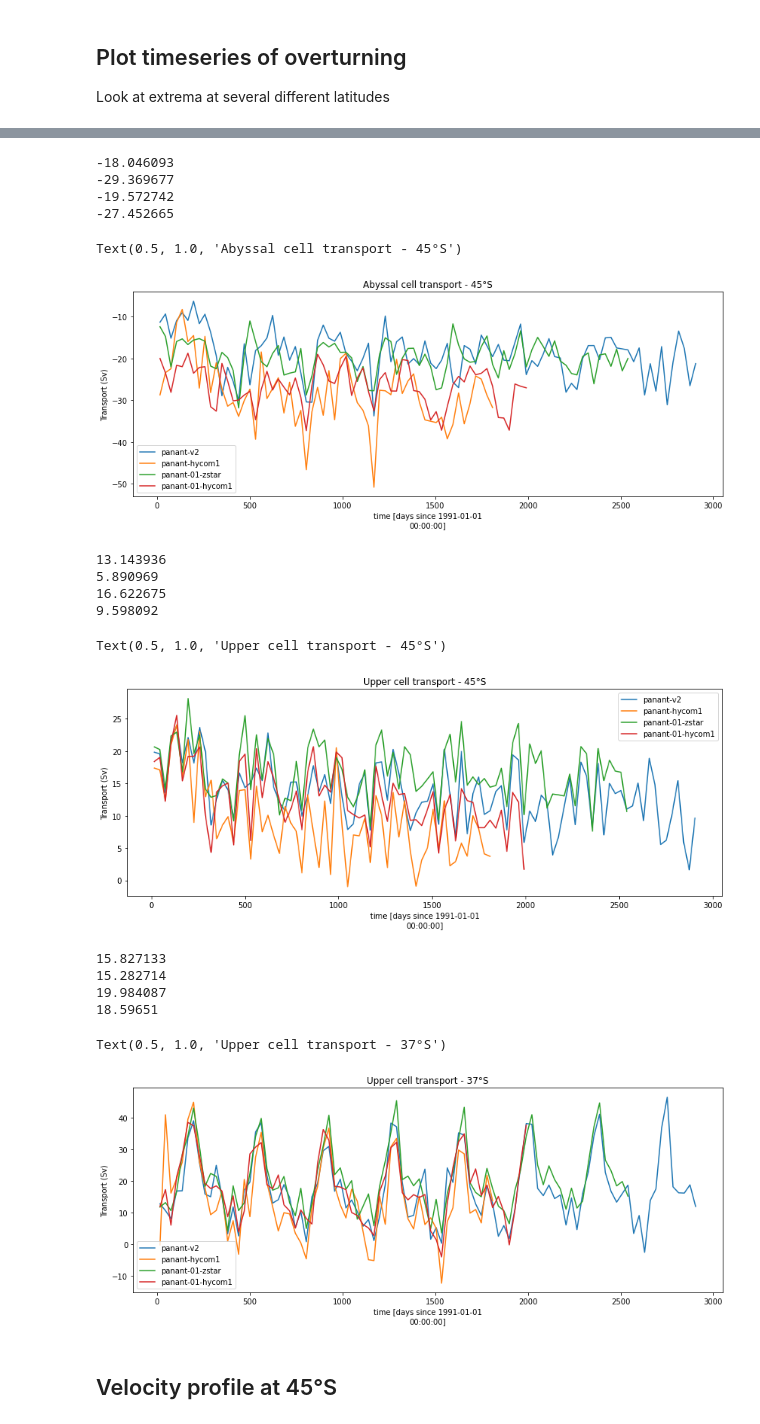
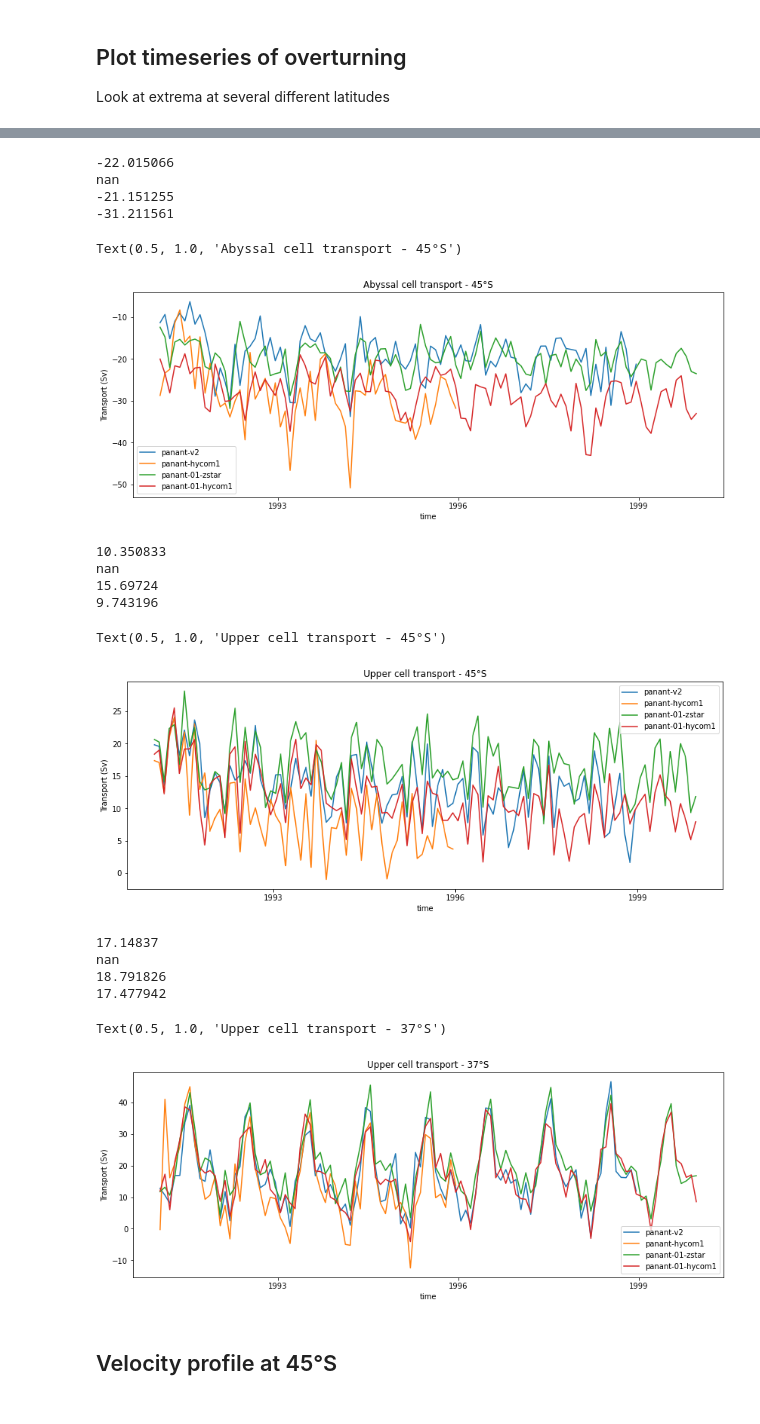
Before and after one commit to COSIMA/mom6-diagnostics, a Jupyter notebook: Overturning.ipynb, the cells around one changed output, grey strips where cells are left out. Cells and saved outputs as stored; diff of their text form; code cells hidden in the pictures.

```diff
--- a/Overturning.ipynb
+++ b/Overturning.ipynb
@@ -109,10 +100,10 @@ Look at extrema at several different latitudes
 plt.figure(figsize=(14,5))
 lat = -65
 for expt in expts:
-    vmo = cc.querying.getvar(expt, 'vmo', session, chunks={'yq':60},decode_times=False)
+    vmo = cc.querying.getvar(expt, 'vmo', session)
     vmo_ts = vmo.sel(yq=lat,method='nearest').sum('xh').cumsum('rho2_l').sel(rho2_l=slice(1036.5,1037.5)).min(dim='rho2_l').load()/1e9
     vmo_ts.plot(label=expt)
-    print(vmo_ts.isel(time=slice(nt-12,nt)).mean('time').values)
+    print(vmo_ts.sel(time=slice('1998-01-01','1999-12-31')).mean('time').values)
 
 plt.legend()
 plt.ylabel('Transport (Sv)')
@@ -128,10 +119,10 @@ Text(0.5, 1.0, 'Abyssal cell transport - 65°S')
 plt.figure(figsize=(14,5))
 lat = -55
 for expt in expts:
-    vmo = cc.querying.getvar(expt, 'vmo', session, chunks={'yq':60},decode_times=False)
+    vmo = cc.querying.getvar(expt, 'vmo', session)
     vmo_ts = vmo.sel(yq=lat,method='nearest').sum('xh').cumsum('rho2_l').sel(rho2_l=slice(1036.5,1037.5)).min(dim='rho2_l').load()/1e9
     vmo_ts.plot(label=expt)
-    print(vmo_ts.isel(time=slice(nt-12,nt)).mean('time').values)
+    print(vmo_ts.sel(time=slice('1998-01-01','1999-12-31')).mean('time').values)
 
 plt.legend()
 plt.ylabel('Transport (Sv)')
@@ -147,59 +138,59 @@ Text(0.5, 1.0, 'Abyssal cell transport - 55°S')
 plt.figure(figsize=(14,5))
 lat = -45
 for expt in expts:
-    vmo = cc.querying.getvar(expt, 'vmo', session, chunks={'yq':60},decode_times=False)
+    vmo = cc.querying.getvar(expt, 'vmo', session)
     vmo_ts = vmo.sel(yq=lat,method='nearest').sum('xh').cumsum('rho2_l').sel(rho2_l=slice(1036.5,1037.5)).min(dim='rho2_l').load()/1e9
     vmo_ts.plot(label=expt)
-    print(vmo_ts.isel(time=slice(nt-12,nt)).mean('time').values)
+    print(vmo_ts.sel(time=slice('1998-01-01','1999-12-31')).mean('time').values)
 
 plt.legend()
 plt.ylabel('Transport (Sv)')
 plt.title('Abyssal cell transport - %d°S'%(-lat))
 # %% [output]
--18.046093
--29.369677
--19.572742
--27.452665
+-22.015066
+nan
+-21.151255
+-31.211561
 Text(0.5, 1.0, 'Abyssal cell transport - 45°S')
-[figure, old version]
+[figure, new version]
 # %%
 plt.figure(figsize=(14,5))
 lat = -45
 for expt in expts:
-    vmo = cc.querying.getvar(expt, 'vmo', session, chunks={'yq':60},decode_times=False)
+    vmo = cc.querying.getvar(expt, 'vmo', session)
     vmo_ts = vmo.sel(yq=lat,method='nearest').sum('xh').cumsum('rho2_l').sel(rho2_l=slice(1035,1037)).max(dim='rho2_l').load()/1e9
     vmo_ts.plot(label=expt)
-    print(vmo_ts.isel(time=slice(nt-12,nt)).mean('time').values)
+    print(vmo_ts.sel(time=slice('1998-01-01','1999-12-31')).mean('time').values)
 
 plt.legend()
 plt.ylabel('Transport (Sv)')
 plt.title('Upper cell transport - %d°S'%(-lat))
 # %% [output]
-13.143936
-5.890969
-16.622675
-9.598092
+10.350833
+nan
+15.69724
+9.743196
 Text(0.5, 1.0, 'Upper cell transport - 45°S')
-[figure, old version]
+[figure, new version]
 # %%
 plt.figure(figsize=(14,5))
 lat = -37
 for expt in expts:
-    vmo = cc.querying.getvar(expt, 'vmo', session, chunks={'yq':60},decode_times=False)
+    vmo = cc.querying.getvar(expt, 'vmo', session)
     vmo_ts = vmo.sel(yq=lat,method='nearest').sum('xh').cumsum('rho2_l').sel(rho2_l=slice(1035,1037)).max(dim='rho2_l').load()/1e9
     vmo_ts.plot(label=expt)
-    print(vmo_ts.isel(time=slice(nt-12,nt)).mean('time').values)
+    print(vmo_ts.sel(time=slice('1998-01-01','1999-12-31')).mean('time').values)
 
 plt.legend()
 plt.ylabel('Transport (Sv)')
 plt.title('Upper cell transport - %d°S'%(-lat))
 # %% [output]
-15.827133
-15.282714
-19.984087
-18.59651
+17.14837
+nan
+18.791826
+17.477942
 Text(0.5, 1.0, 'Upper cell transport - 37°S')
-[figure, old version]
+[figure, new version]
 # %% [markdown]
 ## Velocity profile at 45°S
 # %%
```
Also changed, not shown: parts of 13 cells of this notebook, 3 other files.
